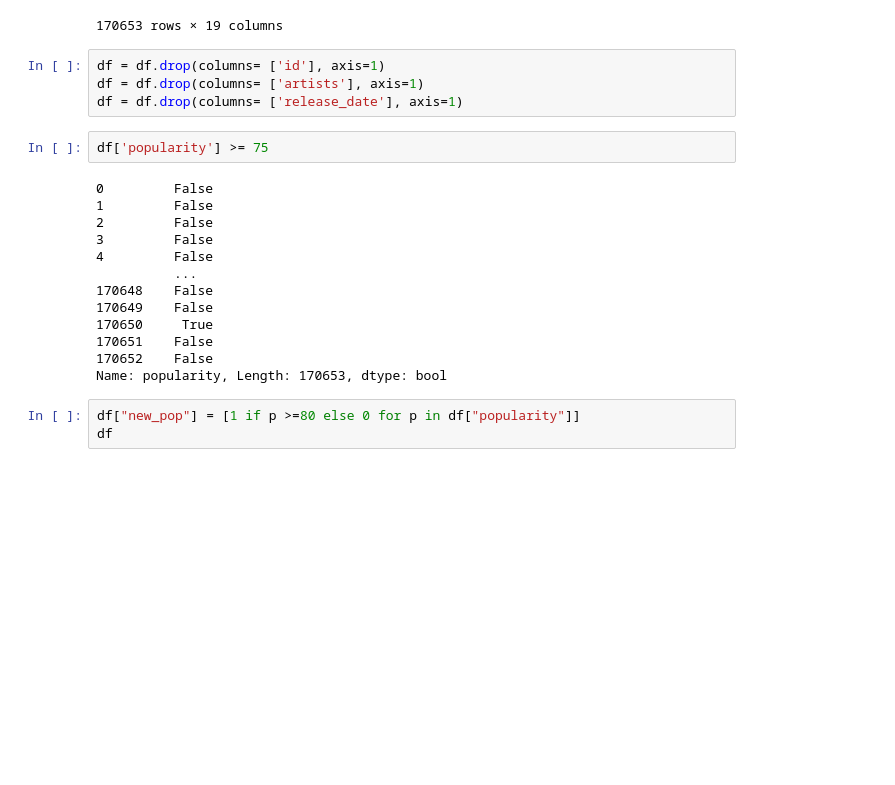
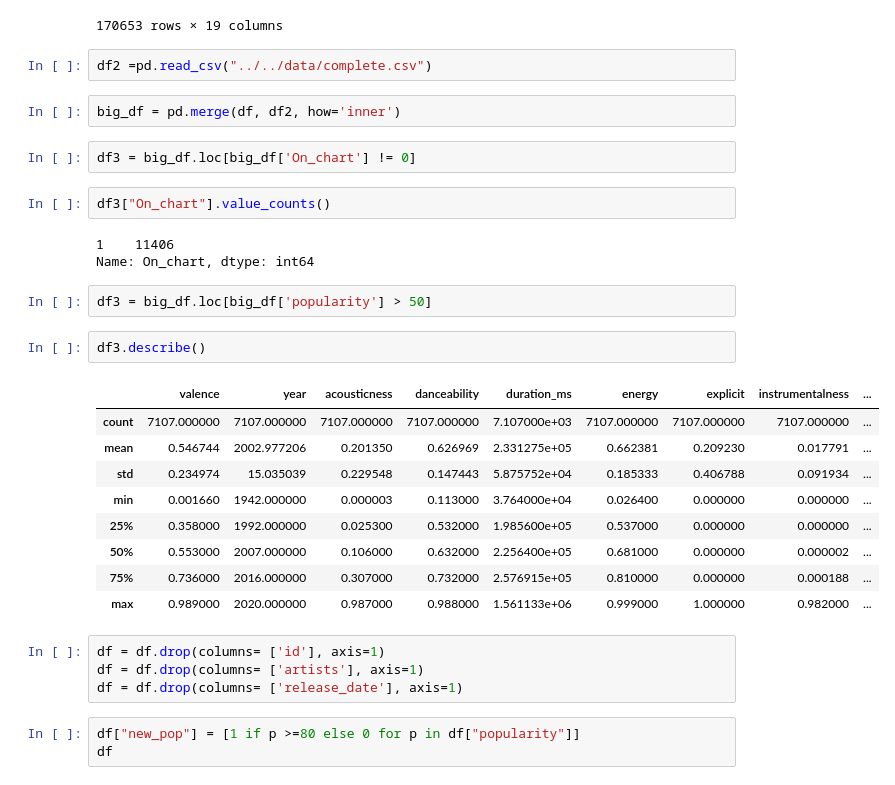
Before and after one commit to lorinhelfenstein/Spotify, a Jupyter notebook: notebooks/lorin/EDA.ipynb, the cells around one changed output. Cells and saved outputs as stored; diff of their text form; blank space fills up the shorter version.

```diff
--- a/notebooks/lorin/EDA.ipynb
+++ b/notebooks/lorin/EDA.ipynb
@@ -52,25 +52,35 @@ df
 | 170651 | 0.1950 | 2020 | 0.00998 | ['Eminem'] | 0.671 | 337147 | 0.623 | 1 | 5SiZJoLXp3WOl3J4C8IK0d | ... |
 | 170652 | 0.6420 | 2020 | 0.13200 | ['KEVVO', 'J Balvin'] | 0.856 | 189507 | 0.721 | 1 | 7HmnJHfs0BkFzX4x8j0hkl | ... |
 170653 rows × 19 columns
+# %%
+df2 =pd.read_csv("../../data/complete.csv")
+# %%
+big_df = pd.merge(df, df2, how='inner')
+# %%
+df3 = big_df.loc[big_df['On_chart'] != 0]
+# %%
+df3["On_chart"].value_counts()
+# %% [output]
+1    11406
+Name: On_chart, dtype: int64
+# %%
+df3 = big_df.loc[big_df['popularity'] > 50]
+# %%
+df3.describe()
+# %% [output]
+|  | valence | year | acousticness | danceability | duration_ms | energy | explicit | instrumentalness | ... |
+| count | 7107.000000 | 7107.000000 | 7107.000000 | 7107.000000 | 7.107000e+03 | 7107.000000 | 7107.000000 | 7107.000000 | ... |
+| mean | 0.546744 | 2002.977206 | 0.201350 | 0.626969 | 2.331275e+05 | 0.662381 | 0.209230 | 0.017791 | ... |
+| std | 0.234974 | 15.035039 | 0.229548 | 0.147443 | 5.875752e+04 | 0.185333 | 0.406788 | 0.091934 | ... |
+| min | 0.001660 | 1942.000000 | 0.000003 | 0.113000 | 3.764000e+04 | 0.026400 | 0.000000 | 0.000000 | ... |
+| 25% | 0.358000 | 1992.000000 | 0.025300 | 0.532000 | 1.985600e+05 | 0.537000 | 0.000000 | 0.000000 | ... |
+| 50% | 0.553000 | 2007.000000 | 0.106000 | 0.632000 | 2.256400e+05 | 0.681000 | 0.000000 | 0.000002 | ... |
+| 75% | 0.736000 | 2016.000000 | 0.307000 | 0.732000 | 2.576915e+05 | 0.810000 | 0.000000 | 0.000188 | ... |
+| max | 0.989000 | 2020.000000 | 0.987000 | 0.988000 | 1.561133e+06 | 0.999000 | 1.000000 | 0.982000 | ... |
 # %%
 df = df.drop(columns= ['id'], axis=1)
 df = df.drop(columns= ['artists'], axis=1)
 df = df.drop(columns= ['release_date'], axis=1)
-# %%
-df['popularity'] >= 75
-# %% [output]
-0         False
-1         False
-2         False
-3         False
-4         False
-          ...
-170648    False
-170649    False
-170650     True
-170651    False
-170652    False
-Name: popularity, Length: 170653, dtype: bool
 # %%
 df["new_pop"] = [1 if p >=80 else 0 for p in df["popularity"]]
 df
```
Also changed, not shown: 1 other file.
